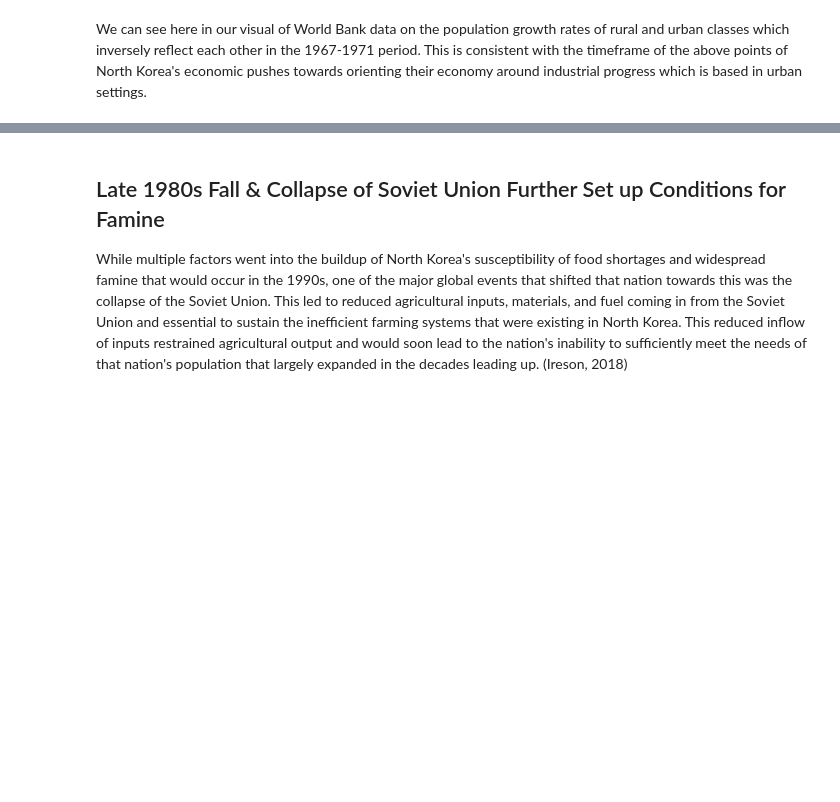
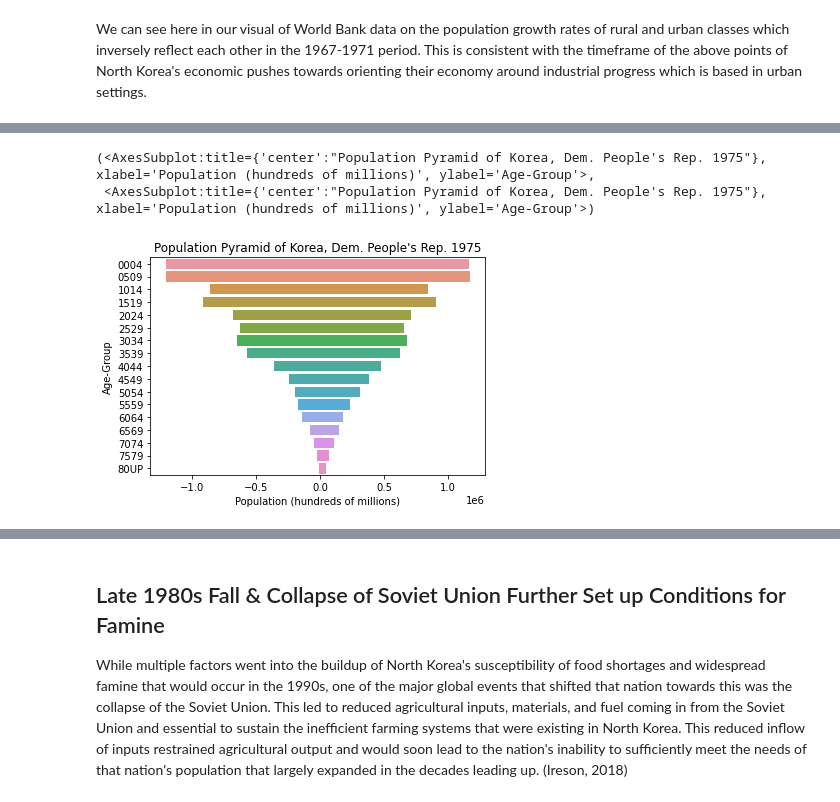
Before and after one commit to maxwell-sapp/EEP153-Project-1, a Jupyter notebook: North_Korea_Economics.ipynb, the cells around one changed output, grey strips where cells are left out. Drawn from its saved outputs; the diff is of its cells as text; code cells hidden in the pictures; blank space fills up the shorter version.

```diff
--- a/North_Korea_Economics.ipynb
+++ b/North_Korea_Economics.ipynb
@@ -460,0 +445,6 @@ ValueError:
+# %%
+pop_pyramid(nk_1975)
+# %% [output]
+(<AxesSubplot:title={'center':"Population Pyramid of Korea, Dem. People's Rep. 1975"}, xlabel='Population (hundreds of millions)', ylabel='Age-Group'>,
+ <AxesSubplot:title={'center':"Population Pyramid of Korea, Dem. People's Rep. 1975"}, xlabel='Population (hundreds of millions)', ylabel='Age-Group'>)
+[figure, added]
```
Also changed, not shown: parts of 30 cells of this notebook.
